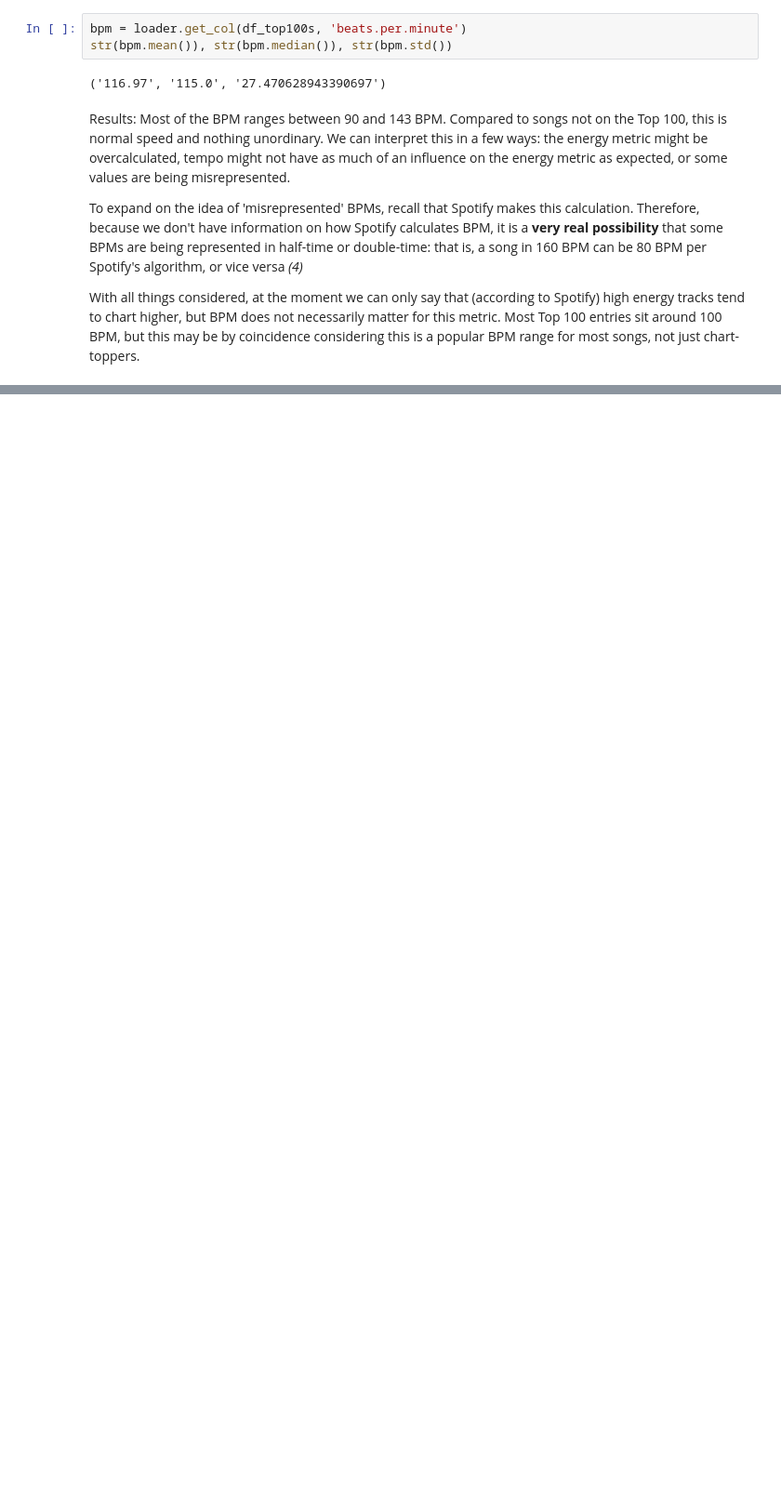
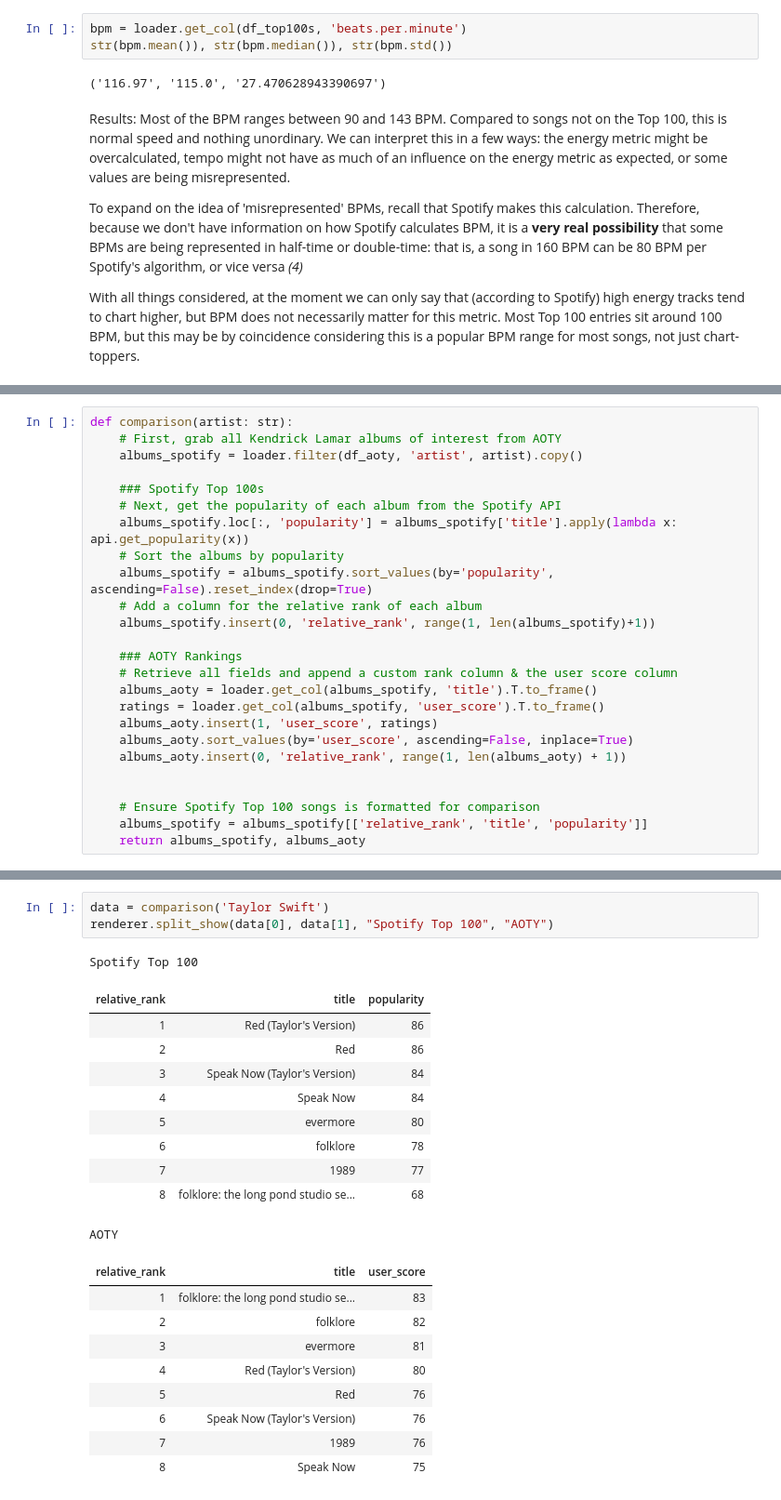
Before and after one commit to buiswrld/soundscaping, a Jupyter notebook: results.ipynb, the cells around one changed output, grey strips where cells are left out. Shown: that part at 93% size. Saved outputs shown, nothing was run; the diff lists cells and outputs as text; blank space fills up the shorter version.

```diff
--- a/results.ipynb
+++ b/results.ipynb
@@ -61,0 +120,25 @@ With all things considered, at the moment we can only say that (according to Spo
+# %%
+def comparison(artist: str):
+    # First, grab all Kendrick Lamar albums of interest from AOTY
+    albums_spotify = loader.filter(df_aoty, 'artist', artist).copy()
+
+    ### Spotify Top 100s
+    # Next, get the popularity of each album from the Spotify API
+    albums_spotify.loc[:, 'popularity'] = albums_spotify['title'].apply(lambda x: api.get_popularity(x))
+    # Sort the albums by popularity
+    albums_spotify = albums_spotify.sort_values(by='popularity', ascending=False).reset_index(drop=True)
+    # Add a column for the relative rank of each album
+    albums_spotify.insert(0, 'relative_rank', range(1, len(albums_spotify)+1))
+
+    ### AOTY Rankings
+    # Retrieve all fields and append a custom rank column & the user score column
+    albums_aoty = loader.get_col(albums_spotify, 'title').T.to_frame()
+    ratings = loader.get_col(albums_spotify, 'user_score').T.to_frame()
+    albums_aoty.insert(1, 'user_score', ratings)
+    albums_aoty.sort_values(by='user_score', ascending=False, inplace=True)
+    albums_aoty.insert(0, 'relative_rank', range(1, len(albums_aoty) + 1))
+
+
+    # Ensure Spotify Top 100 songs is formatted for comparison
+    albums_spotify = albums_spotify[['relative_rank', 'title', 'popularity']]
+    return albums_spotify, albums_aoty
@@ -61,0 +167,24 @@ With all things considered, at the moment we can only say that (according to Spo
+# %%
+data = comparison('Taylor Swift')
+renderer.split_show(data[0], data[1], "Spotify Top 100", "AOTY")
+# %% [output]
+Spotify Top 100
+| relative_rank | title | popularity |
+| 1 | Red (Taylor's Version) | 86 |
+| 2 | Red | 86 |
+| 3 | Speak Now (Taylor's Version) | 84 |
+| 4 | Speak Now | 84 |
+| 5 | evermore | 80 |
+| 6 | folklore | 78 |
+| 7 | 1989 | 77 |
+| 8 | folklore: the long pond studio se... | 68 |
+AOTY
+| relative_rank | title | user_score |
+| 1 | folklore: the long pond studio se... | 83 |
+| 2 | folklore | 82 |
+| 3 | evermore | 81 |
+| 4 | Red (Taylor's Version) | 80 |
+| 5 | Red | 76 |
+| 6 | Speak Now (Taylor's Version) | 76 |
+| 7 | 1989 | 76 |
+| 8 | Speak Now | 75 |
```
Also changed, not shown: parts of 36 cells of this notebook, 3 other files.
